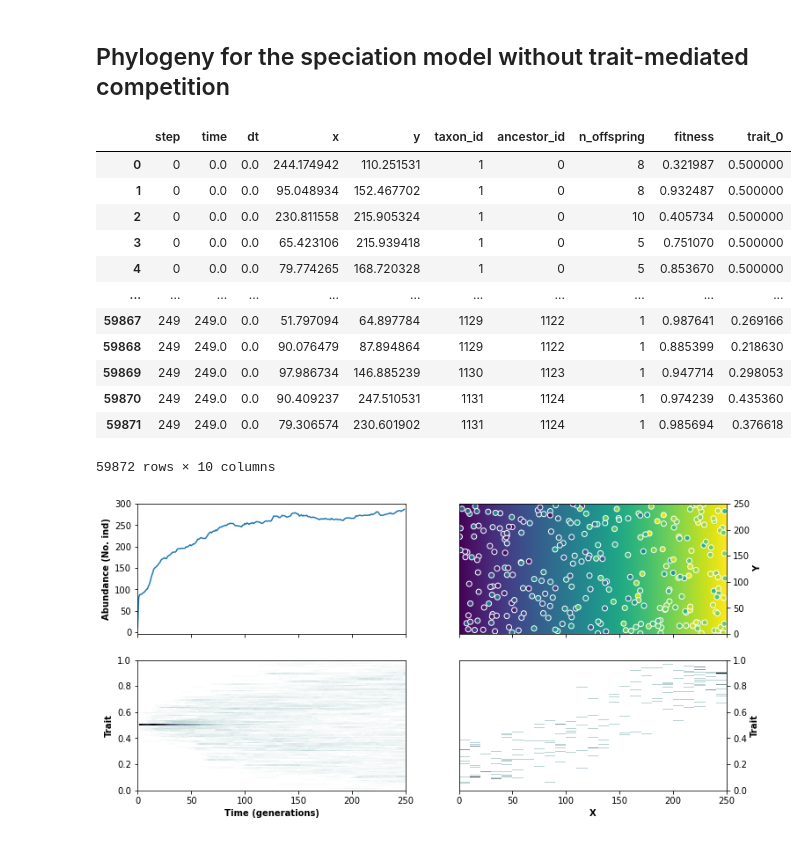
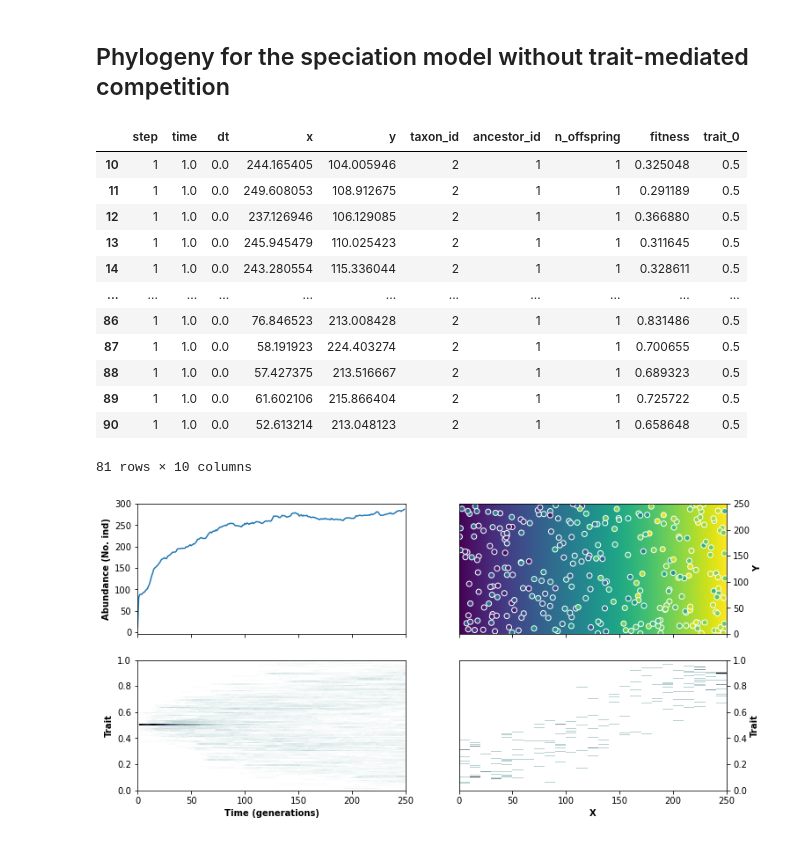
Before and after one commit to fastscape-lem/adascape, a Jupyter notebook: notebooks/Taxon_lineage.ipynb, the cells around one changed output. Drawn from its saved outputs; the diff is of its cells as text; code cells hidden in the pictures.

```diff
--- a/notebooks/Taxon_lineage.ipynb
+++ b/notebooks/Taxon_lineage.ipynb
@@ -21,7 +21,8 @@ from adascape.fastscape_ext import FastscapeElevationTrait
 # %%
 def run_model(trait_comp=False, num_gen=250, pop_size = 10, dt=1,
              sigma_env_trait=0.3, mut_prob=0.05, sigma_mut=0.05, sigma_mov=5,
-             random_seed=1234, distance_value=1.0):
+             random_seed=1234, distance_value=1.2, taxon_def='traits',
+             always_direct_parent=True):
     length = (250, 250)
     spacing = (1, 1)
     X, Y = np.meshgrid(*[np.arange(0, l + s, s) for l, s in zip(length, spacing)])
@@ -47,12 +48,14 @@ def run_model(trait_comp=False, num_gen=250, pop_size = 10, dt=1,
                                     car_cap_max=250, sigma_env_trait=sigma_env_trait, mut_prob=mut_prob,
                                     sigma_mut=sigma_mut, sigma_mov=sigma_mov, sigma_comp_trait=sigma_env_trait,
                                     sigma_comp_dist=sigma_env_trait, random_seed=random_seed,
-                                    distance_value=distance_value)
+                                    distance_value=distance_value, taxon_def=taxon_def,
+                                    always_direct_parent=always_direct_parent)
     else:
         model = IR12SpeciationModel(X, Y, init_trait_funcs, opt_trait_funcs, pop_size,
                                     nb_radius=50, car_cap=25, sigma_env_trait=sigma_env_trait, mut_prob=mut_prob,
                                     sigma_mut=sigma_mut, sigma_mov=sigma_mov, random_seed=random_seed,
-                                    distance_value=distance_value)
+                                    distance_value=distance_value, taxon_def=taxon_def,
+                                    always_direct_parent=always_direct_parent)
 
     model.initialize()
     dfs = []
@@ -155,21 +158,21 @@ def toytree_plot(tree, ind_dtf):
 # %%
 ind_dtf1, elevation1, X1 = run_model(trait_comp=False)
 # %%
-ind_dtf1
+ind_dtf1.loc[ind_dtf1.time==1]
 # %% [output]
 |  | step | time | dt | x | y | taxon_id | ancestor_id | n_offspring | fitness | trait_0 |
-| 0 | 0 | 0.0 | 0.0 | 244.174942 | 110.251531 | 1 | 0 | 8 | 0.321987 | 0.500000 |
-| 1 | 0 | 0.0 | 0.0 | 95.048934 | 152.467702 | 1 | 0 | 8 | 0.932487 | 0.500000 |
-| 2 | 0 | 0.0 | 0.0 | 230.811558 | 215.905324 | 1 | 0 | 10 | 0.405734 | 0.500000 |
-| 3 | 0 | 0.0 | 0.0 | 65.423106 | 215.939418 | 1 | 0 | 5 | 0.751070 | 0.500000 |
-| 4 | 0 | 0.0 | 0.0 | 79.774265 | 168.720328 | 1 | 0 | 5 | 0.853670 | 0.500000 |
+| 10 | 1 | 1.0 | 0.0 | 244.165405 | 104.005946 | 2 | 1 | 1 | 0.325048 | 0.5 |
+| 11 | 1 | 1.0 | 0.0 | 249.608053 | 108.912675 | 2 | 1 | 1 | 0.291189 | 0.5 |
+| 12 | 1 | 1.0 | 0.0 | 237.126946 | 106.129085 | 2 | 1 | 1 | 0.366880 | 0.5 |
+| 13 | 1 | 1.0 | 0.0 | 245.945479 | 110.025423 | 2 | 1 | 1 | 0.311645 | 0.5 |
+| 14 | 1 | 1.0 | 0.0 | 243.280554 | 115.336044 | 2 | 1 | 1 | 0.328611 | 0.5 |
 | ... | ... | ... | ... | ... | ... | ... | ... | ... | ... | ... |
-| 59867 | 249 | 249.0 | 0.0 | 51.797094 | 64.897784 | 1129 | 1122 | 1 | 0.987641 | 0.269166 |
-| 59868 | 249 | 249.0 | 0.0 | 90.076479 | 87.894864 | 1129 | 1122 | 1 | 0.885399 | 0.218630 |
-| 59869 | 249 | 249.0 | 0.0 | 97.986734 | 146.885239 | 1130 | 1123 | 1 | 0.947714 | 0.298053 |
-| 59870 | 249 | 249.0 | 0.0 | 90.409237 | 247.510531 | 1131 | 1124 | 1 | 0.974239 | 0.435360 |
-| 59871 | 249 | 249.0 | 0.0 | 79.306574 | 230.601902 | 1131 | 1124 | 1 | 0.985694 | 0.376618 |
+| 86 | 1 | 1.0 | 0.0 | 76.846523 | 213.008428 | 2 | 1 | 1 | 0.831486 | 0.5 |
+| 87 | 1 | 1.0 | 0.0 | 58.191923 | 224.403274 | 2 | 1 | 1 | 0.700655 | 0.5 |
+| 88 | 1 | 1.0 | 0.0 | 57.427375 | 213.516667 | 2 | 1 | 1 | 0.689323 | 0.5 |
+| 89 | 1 | 1.0 | 0.0 | 61.602106 | 215.866404 | 2 | 1 | 1 | 0.725722 | 0.5 |
+| 90 | 1 | 1.0 | 0.0 | 52.613214 | 213.048123 | 2 | 1 | 1 | 0.658648 | 0.5 |
-59872 rows × 10 columns
+81 rows × 10 columns
 # %%
 plot_sol(ind_dtf1, elevation1, X1)
 # %% [output]
```
Also changed, not shown: parts of 18 cells of this notebook, 3 other files.
